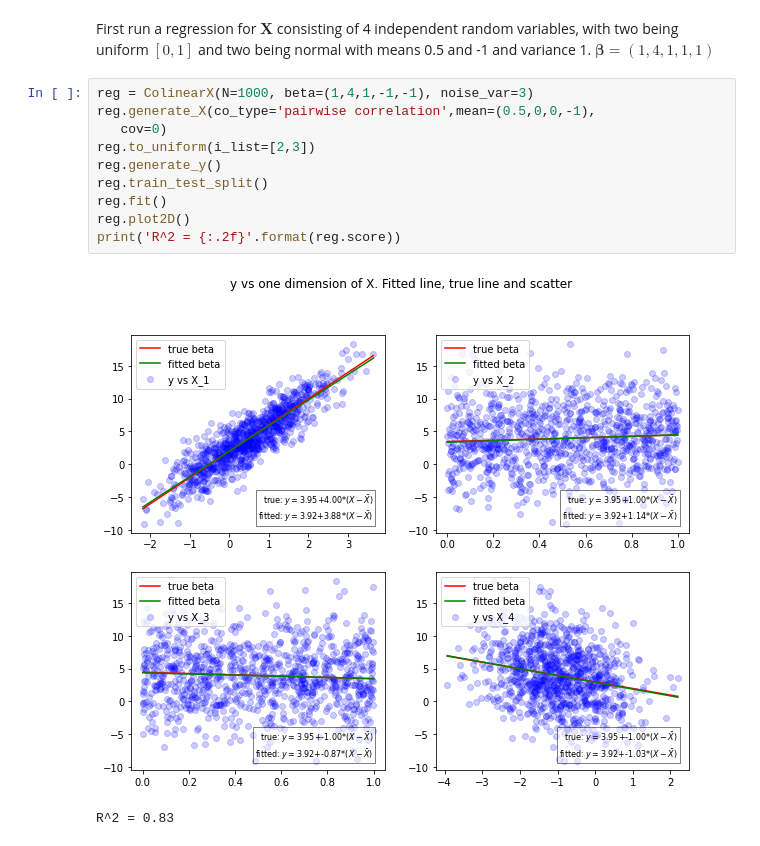
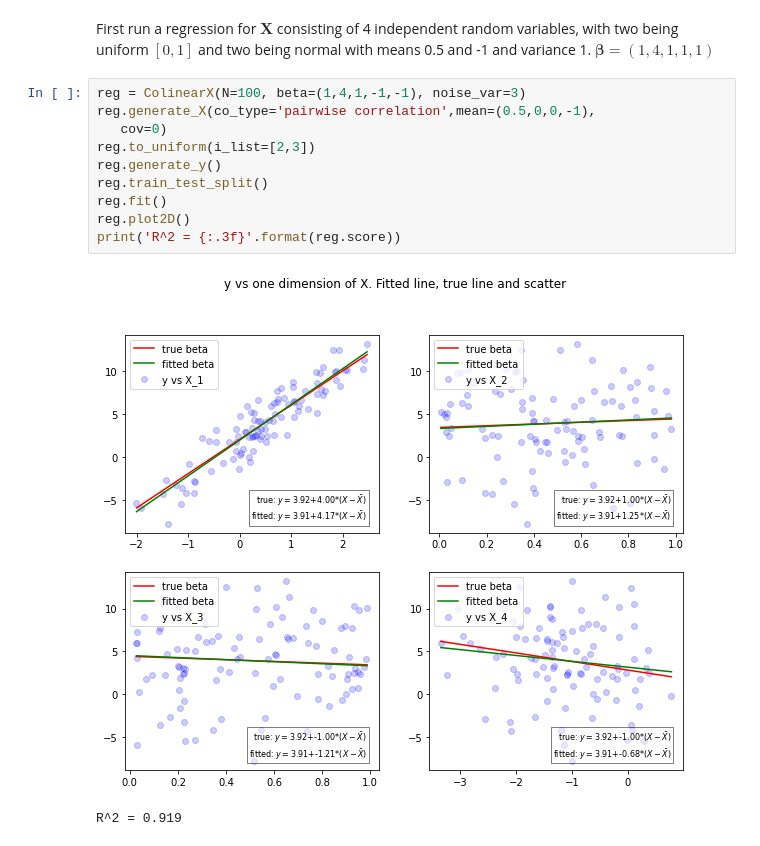
Before and after one commit to alexxcollins/AI_INM702_collab, a Jupyter notebook: nb/collinearity.ipynb, the cells around one changed output. Drawn from its saved outputs; the diff is of its cells as text.

```diff
--- a/nb/collinearity.ipynb
+++ b/nb/collinearity.ipynb
@@ -26,15 +26,15 @@ import matplotlib.pyplot as plt
 # %% [markdown]
 First run a regression for $\boldsymbol{X}$ consisting of 4 independent random variables, with two being uniform $[0,1]$ and two being normal with means 0.5 and -1 and variance 1. $\boldsymbol{\beta}=(1,4,1,1,1)$
 # %%
-reg = ColinearX(N=1000, beta=(1,4,1,-1,-1), noise_var=3)
+reg = ColinearX(N=100, beta=(1,4,1,-1,-1), noise_var=3)
 reg.generate_X(co_type='pairwise correlation',mean=(0.5,0,0,-1),
    cov=0)
 reg.to_uniform(i_list=[2,3])
 reg.generate_y()
 reg.train_test_split()
 reg.fit()
 reg.plot2D()
-print('R^2 = {:.2f}'.format(reg.score))
+print('R^2 = {:.3f}'.format(reg.score))
 # %% [output]
-[figure, old version]
+[figure, new version]
-R^2 = 0.83
+R^2 = 0.919
```
Also changed, not shown: parts of 4 cells of this notebook.
